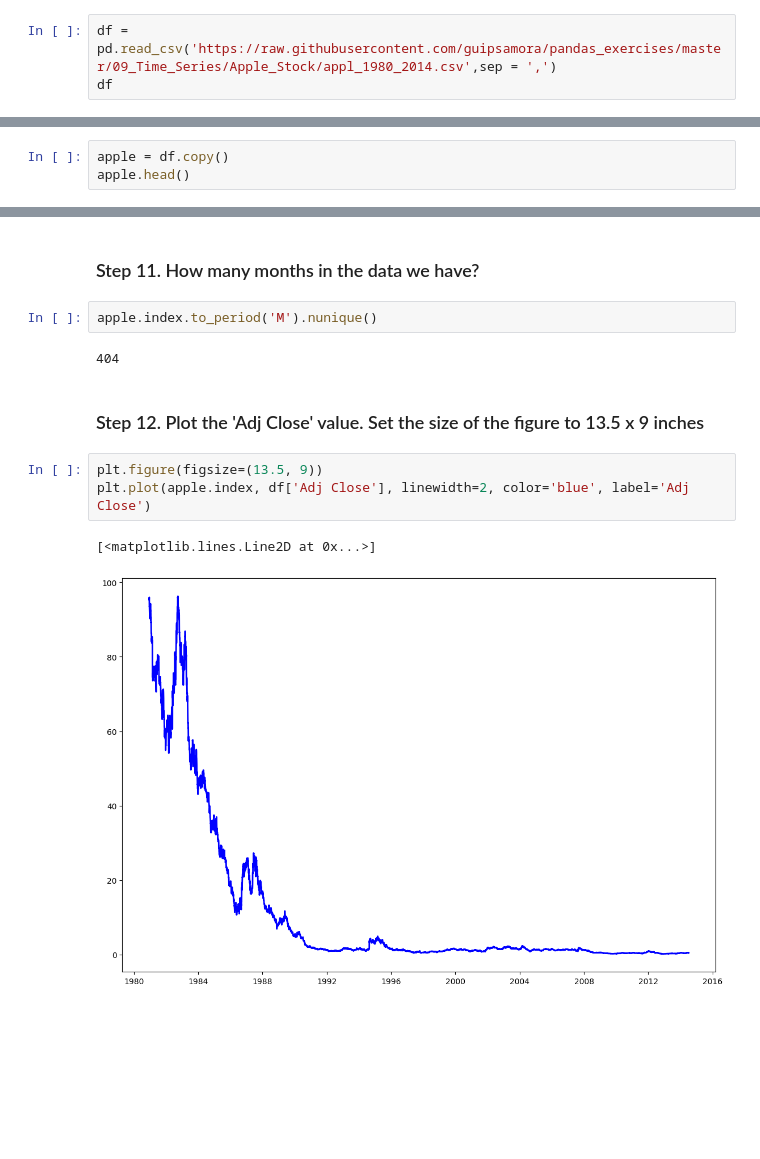
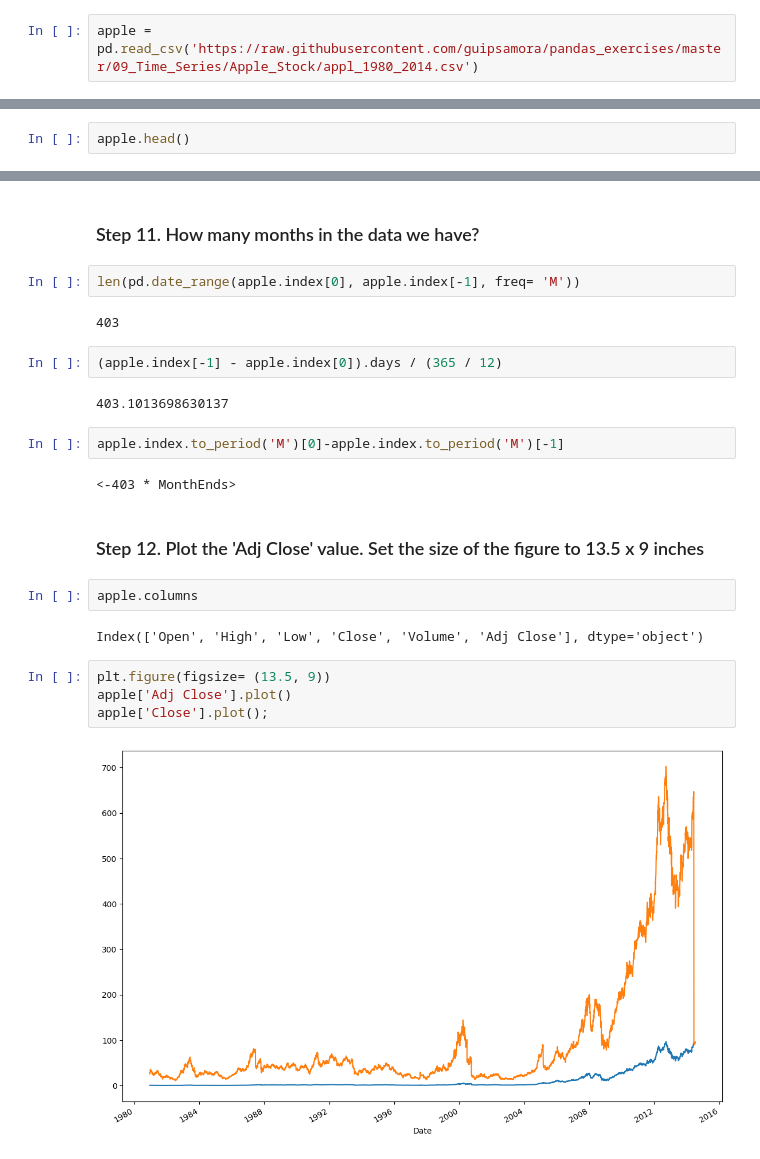
Before and after one commit to Andrea3677/ONLINE_DS_THEBRIDGE_OK, a Jupyter notebook: 2-Data_Analysis/7-Feature_engineering/2-Time Data/Practica/Ejercicio Apple.ipynb, the cells around one changed output, grey strips where cells are left out. Drawn from its saved outputs; the diff is of its cells as text; blank space fills up the shorter version.

```diff
--- a/2-Data_Analysis/7-Feature_engineering/2-Time Data/Practica/Ejercicio Apple.ipynb
+++ b/2-Data_Analysis/7-Feature_engineering/2-Time Data/Practica/Ejercicio Apple.ipynb
@@ -16,5 +14,4 @@ import matplotlib.pyplot as plt
 # %% [markdown]
 ### Step 2. Import the dataset from this [address](https://raw.githubusercontent.com/guipsamora/pandas_exercises/master/09_Time_Series/Apple_Stock/appl_1980_2014.csv)
 # %%
-df = pd.read_csv('https://raw.githubusercontent.com/guipsamora/pandas_exercises/master/09_Time_Series/Apple_Stock/appl_1980_2014.csv',sep = ',')
-df
+apple = pd.read_csv('https://raw.githubusercontent.com/guipsamora/pandas_exercises/master/09_Time_Series/Apple_Stock/appl_1980_2014.csv')
@@ -35,7 +18,6 @@ df
 # %% [markdown]
 ### Step 3. Assign it to a variable apple and apply a head()
 # %%
-apple = df.copy()
 apple.head()
 # %% [output]
 |  | Date | Open | High | Low | Close | Volume | Adj Close |
@@ -154,14 +171,26 @@ ultima_fecha = apple.index.max()
 # %% [markdown]
 ### Step 11.  How many months in the data we have?
+# %%
+len(pd.date_range(apple.index[0], apple.index[-1], freq= 'M'))
+# %% [output]
+403
+# %%
+(apple.index[-1] - apple.index[0]).days / (365 / 12)
+# %% [output]
+403.1013698630137
 # %%
-apple.index.to_period('M').nunique()
+apple.index.to_period('M')[0]-apple.index.to_period('M')[-1]
 # %% [output]
-404
+<-403 * MonthEnds>
 # %% [markdown]
 ### Step 12. Plot the 'Adj Close' value. Set the size of the figure to 13.5 x 9 inches
+# %%
+apple.columns
+# %% [output]
+Index(['Open', 'High', 'Low', 'Close', 'Volume', 'Adj Close'], dtype='object')
 # %%
-plt.figure(figsize=(13.5, 9))
-plt.plot(apple.index, df['Adj Close'], linewidth=2, color='blue', label='Adj Close')
+plt.figure(figsize= (13.5, 9))
+apple['Adj Close'].plot()
+apple['Close'].plot();
 # %% [output]
-[<matplotlib.lines.Line2D at 0x...>]
-[figure, old version]
+[figure, new version]
```
Also changed, not shown: parts of 18 cells of this notebook, 34 other files.
